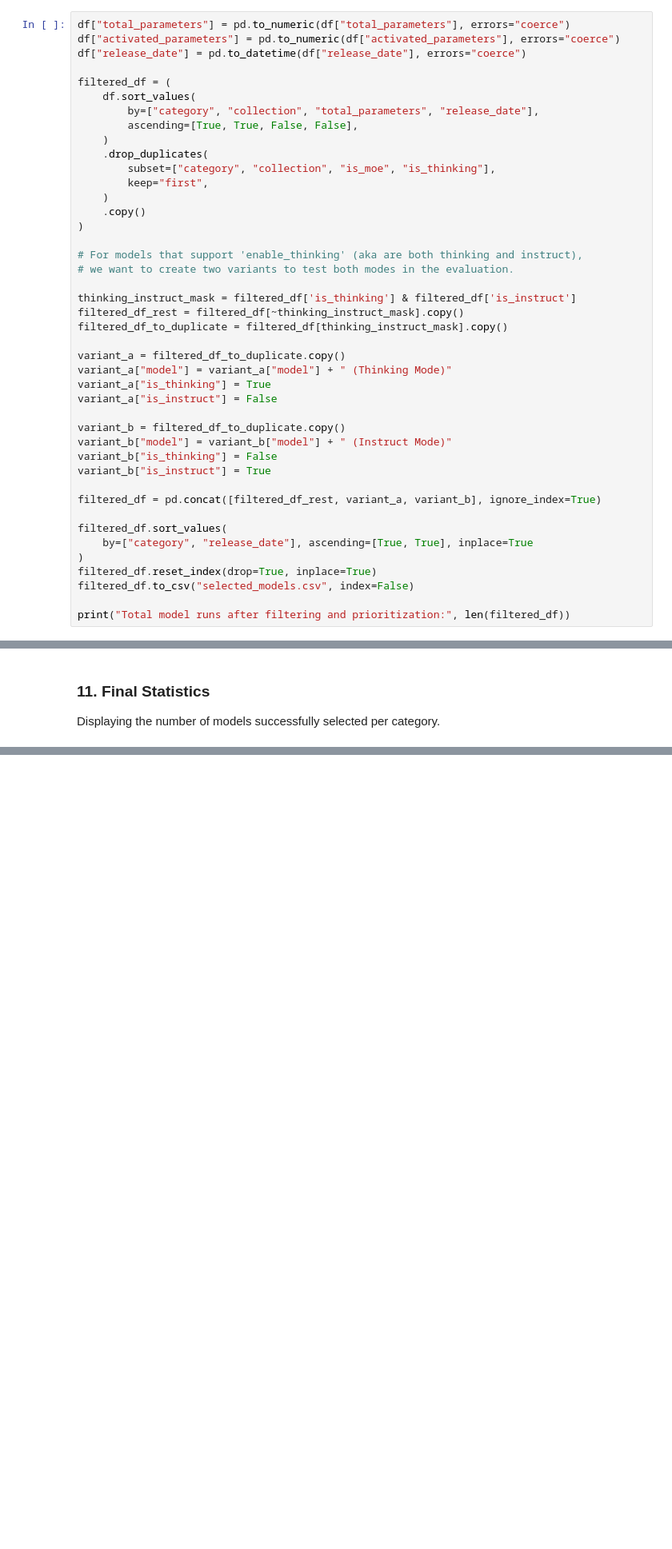
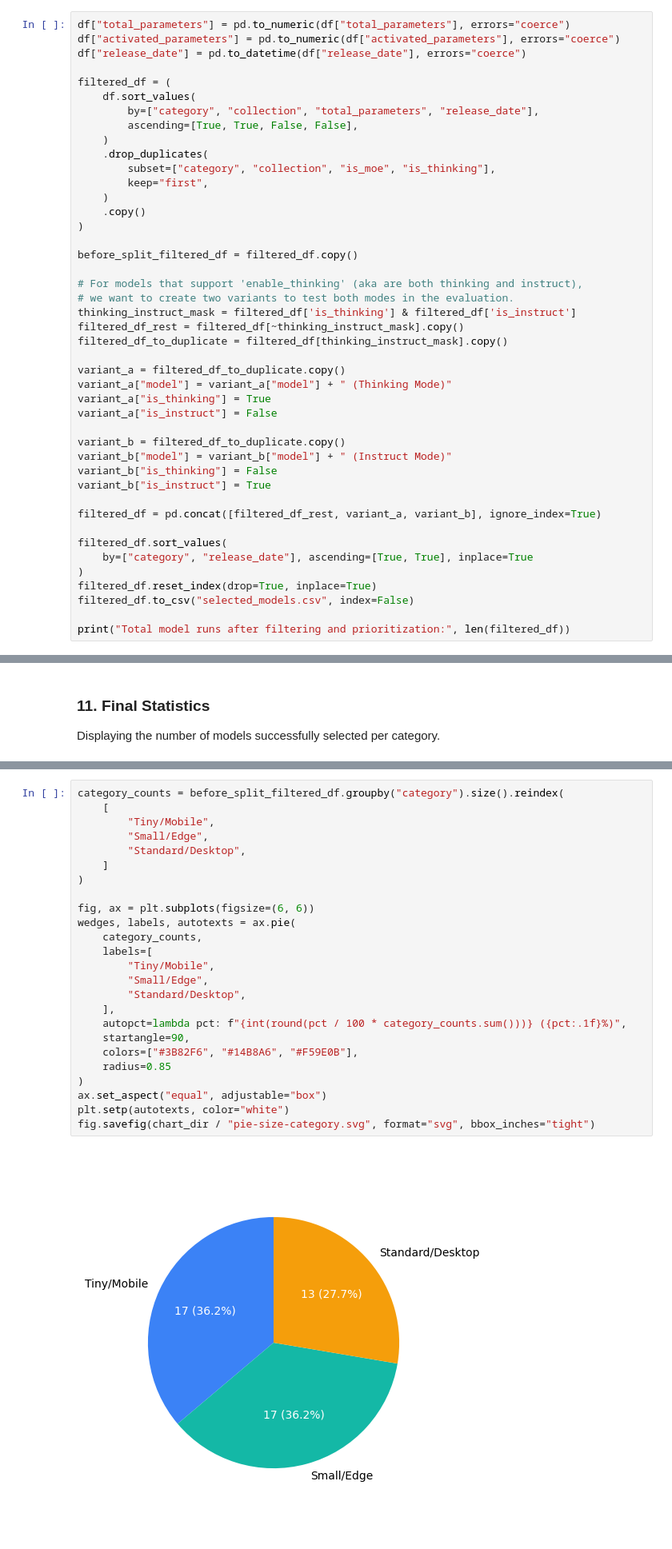
Before and after one commit to diogogmatos/eco-evolution-of-llms, a Jupyter notebook: model-selection/model-selection.ipynb, the cells around one changed output, grey strips where cells are left out. Shown at 80% size. Cells and saved outputs as stored; diff of their text form; blank space fills up the shorter version.

```diff
--- a/model-selection/model-selection.ipynb
+++ b/model-selection/model-selection.ipynb
@@ -787,9 +745,10 @@ filtered_df = (
     .copy()
 )
 
+before_split_filtered_df = filtered_df.copy()
+
 # For models that support 'enable_thinking' (aka are both thinking and instruct),
 # we want to create two variants to test both modes in the evaluation.
-
 thinking_instruct_mask = filtered_df['is_thinking'] & filtered_df['is_instruct']
 filtered_df_rest = filtered_df[~thinking_instruct_mask].copy()
 filtered_df_to_duplicate = filtered_df[thinking_instruct_mask].copy()
@@ -838,0 +794,27 @@ dtype: float64
+# %%
+category_counts = before_split_filtered_df.groupby("category").size().reindex(
+    [
+        "Tiny/Mobile",
+        "Small/Edge",
+        "Standard/Desktop",
+    ]
+)
+
+fig, ax = plt.subplots(figsize=(6, 6))
+wedges, labels, autotexts = ax.pie(
+    category_counts,
+    labels=[
+        "Tiny/Mobile",
+        "Small/Edge",
+        "Standard/Desktop",
+    ],
+    autopct=lambda pct: f"{int(round(pct / 100 * category_counts.sum()))} ({pct:.1f}%)",
+    startangle=90,
+    colors=["#3B82F6", "#14B8A6", "#F59E0B"],
+    radius=0.85
+)
+ax.set_aspect("equal", adjustable="box")
+plt.setp(autotexts, color="white")
+fig.savefig(chart_dir / "pie-size-category.svg", format="svg", bbox_inches="tight")
+# %% [output]
+[figure, added]
```
Also changed, not shown: parts of 11 cells of this notebook, 10 other files.
